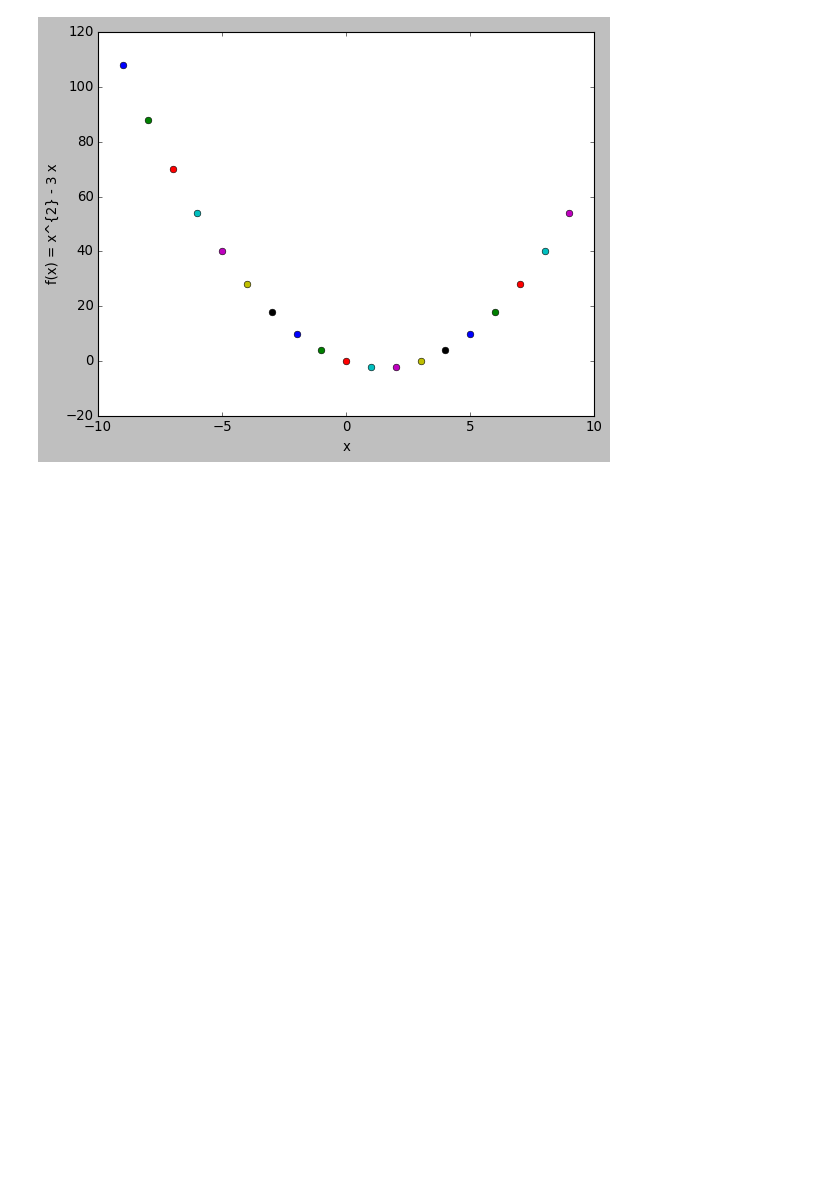
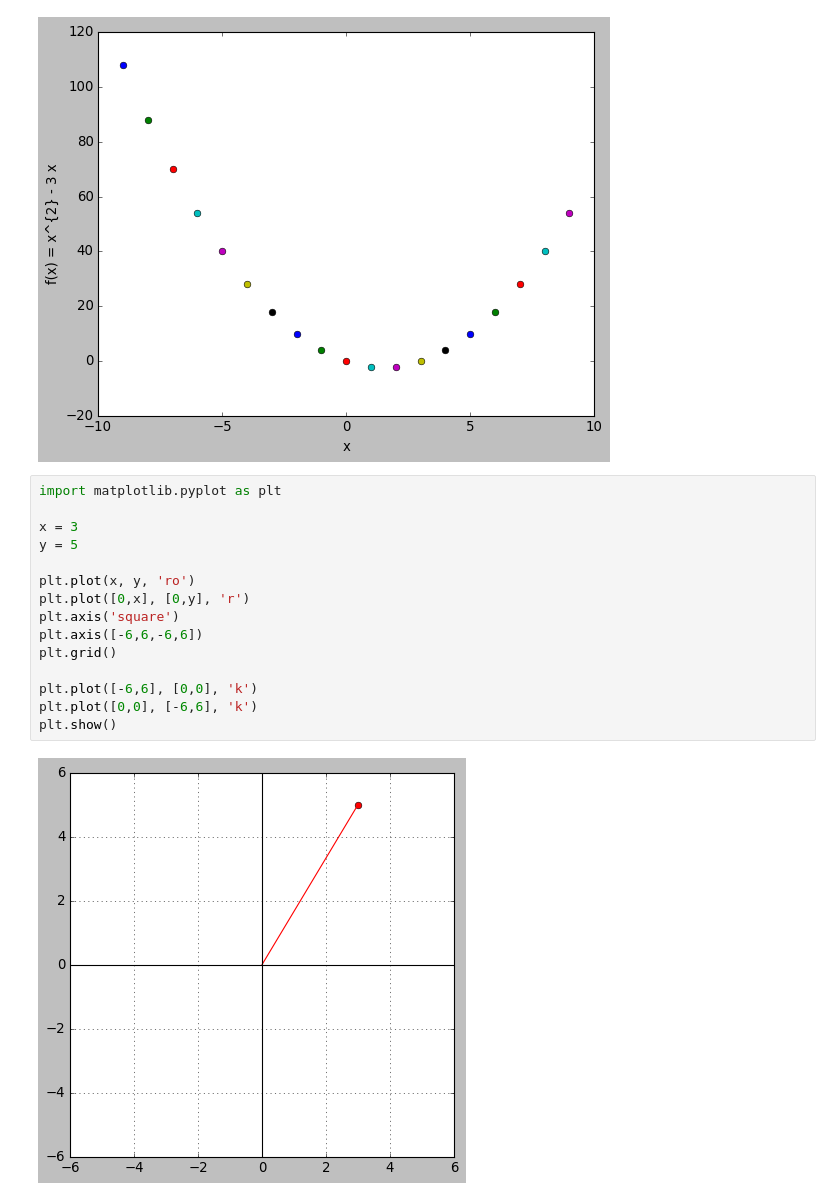
Before and after one commit to pawelztef/maths_pyt, a Jupyter notebook: graphing_and_visualisation.ipynb, the cells around one changed output. Saved outputs shown, nothing was run; the diff lists cells and outputs as text; blank space fills up the shorter version.

Commit message:
plot with sympy

```diff
--- a/graphing_and_visualisation.ipynb
+++ b/graphing_and_visualisation.ipynb
@@ -67,3 +67,20 @@ plt.ylabel('f(x) = %s' %sym.latex(fn))
 plt.show()
 # %% [output]
 [figure]
+# %%
+import matplotlib.pyplot as plt
+
+x = 3
+y = 5
+
+plt.plot(x, y, 'ro')
+plt.plot([0,x], [0,y], 'r')
+plt.axis('square')
+plt.axis([-6,6,-6,6])
+plt.grid()
+
+plt.plot([-6,6], [0,0], 'k')
+plt.plot([0,0], [-6,6], 'k')
+plt.show()
+# %% [output]
+[figure, added]
```
Also changed, not shown: parts of 12 cells of this notebook.
